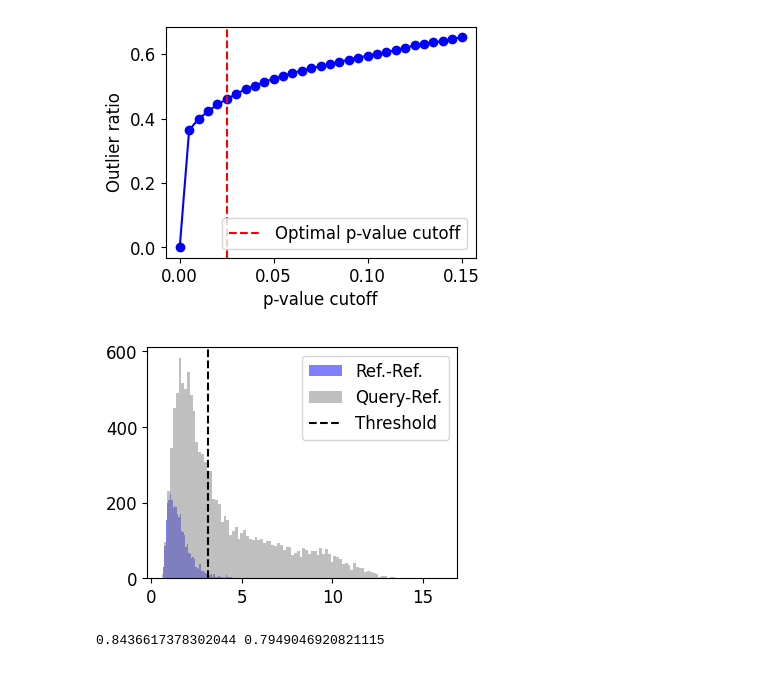
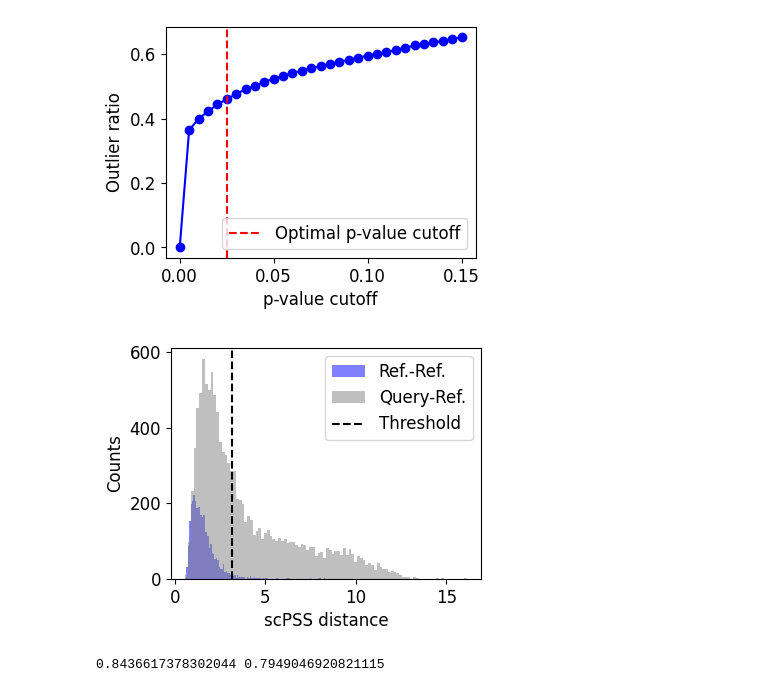
Before and after one commit to SaminRK/scPSS-reproducibility, a Jupyter notebook: Fig_2_Infarcted_Heart_Tissue.ipynb, the cells around one changed output. Cells and saved outputs as stored; diff of their text form; code cells hidden in the pictures.

```diff
--- a/Fig_2_Infarcted_Heart_Tissue.ipynb
+++ b/Fig_2_Infarcted_Heart_Tissue.ipynb
@@ -415,14 +415,16 @@ thres = scpss.best_params['threshold']
 # %%
 import matplotlib.pyplot as plt
 
 plt.hist(dist_ref_ref, bins=100, alpha=.5, color='blue', label='Ref.-Ref.')
 plt.hist(dist_que_ref, bins=100, alpha=.5, color='gray', label='Query-Ref.')
 plt.axvline(thres, color='black', linestyle='--', label='Threshold')
 plt.legend()
+plt.xlabel('scPSS distance')
+plt.ylabel('Counts')
 plt.savefig('distance-distributions-ref-que.svg')
 plt.show()
 # %% [output]
-[figure, old version]
+[figure, new version]
 # %%
 import numpy as np
 # %%
```
Also changed, not shown: parts of 4 cells of this notebook, 1 other file.
